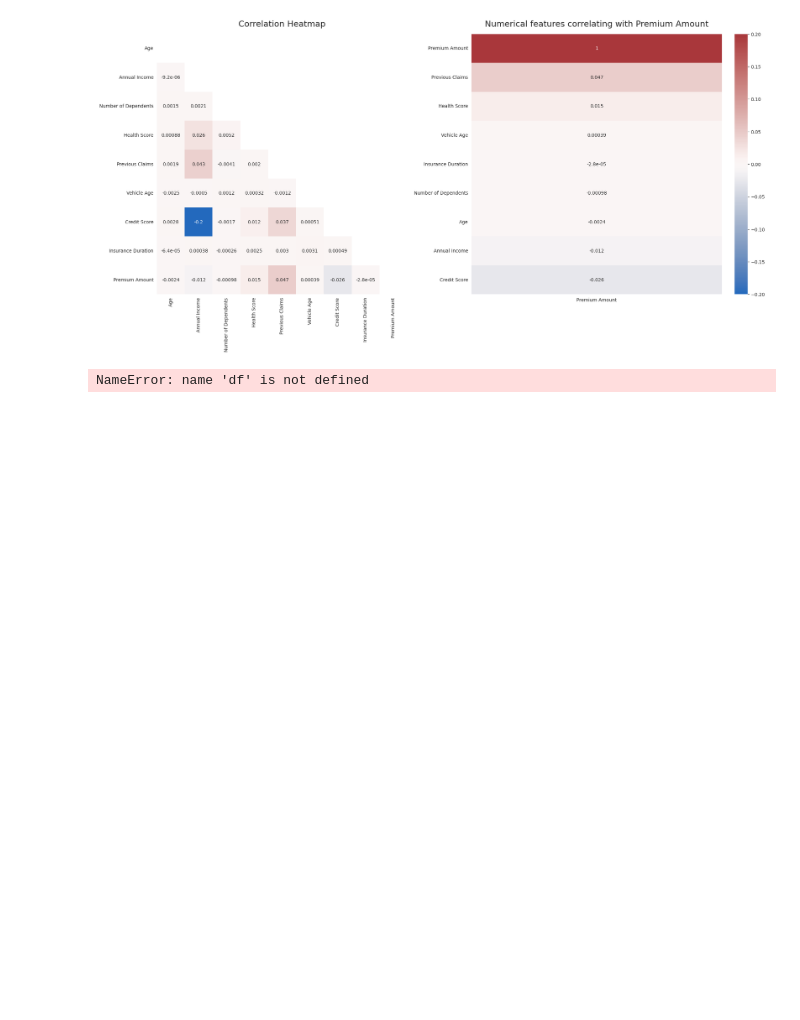
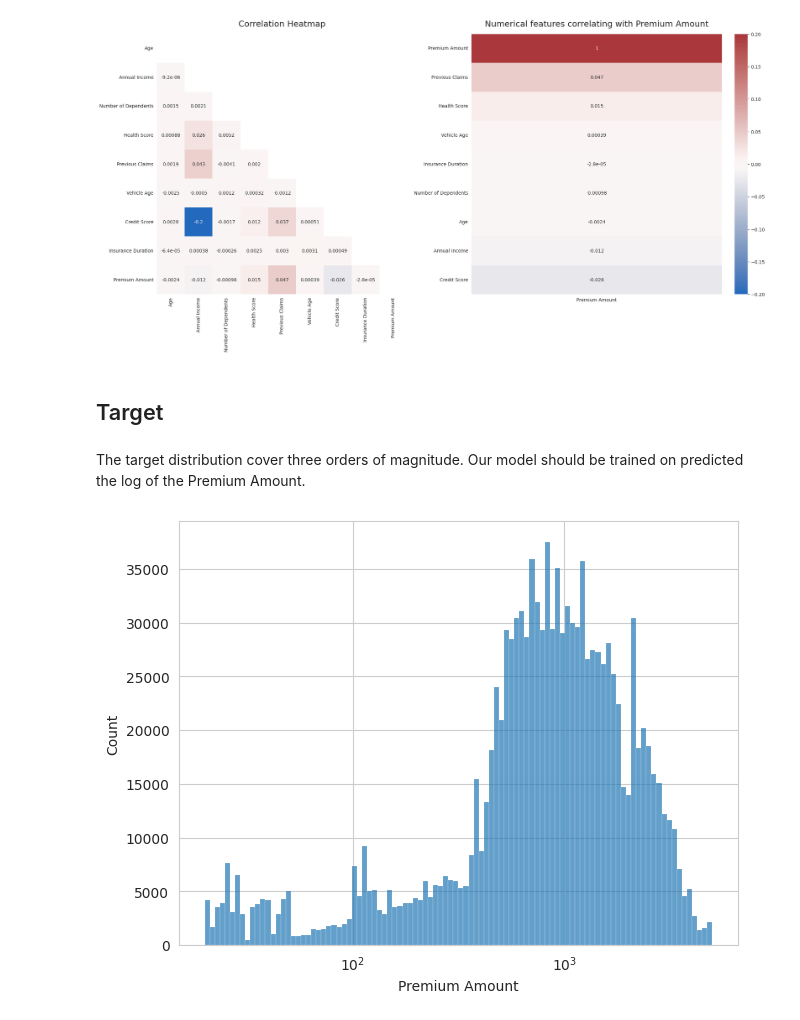
Before and after one commit to jofa974/playground-series-s4e12, a Jupyter notebook: notebooks/eda.ipynb, the cells around one changed output. Saved outputs shown, nothing was run; the diff lists cells and outputs as text; code cells hidden in the pictures; blank space fills up the shorter version.

```diff
--- a/notebooks/eda.ipynb
+++ b/notebooks/eda.ipynb
@@ -143,7 +143,12 @@ ax2.set_title(
 plt.show()
 # %% [output]
 [figure]
-# %%
-df
-# %% [output]
-NameError: name 'df' is not defined
+# %% [markdown]
+## Target
+# %% [markdown]
+The target distribution cover three orders of magnitude. Our model should be trained on predicted the log of the Premium Amount.
+# %%
+sns.histplot(data=df, x="Premium Amount", bins=100, alpha=0.7, lw=0.1, log_scale=True)
+plt.show()
+# %% [output]
+[figure, added]
```
Also changed, not shown: 9 other files.
